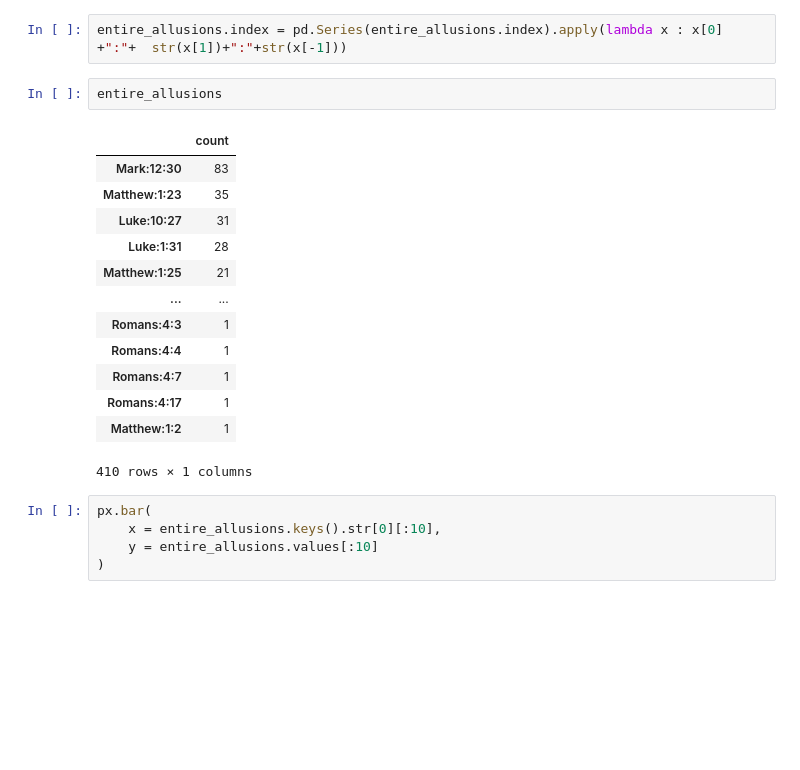
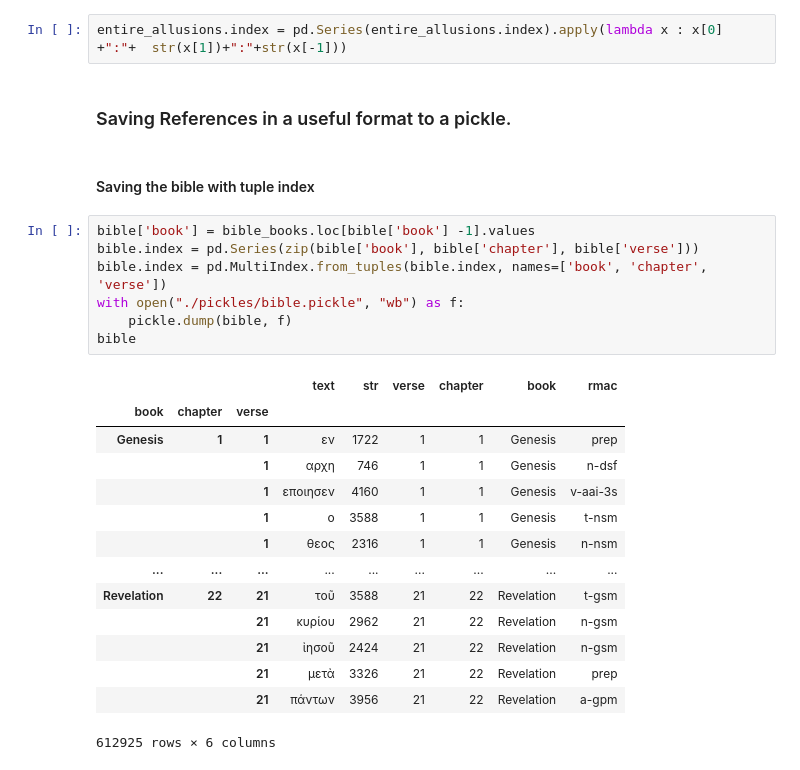
Before and after one commit to Tussky/Old-Testament-References, a Jupyter notebook: reference-analysis.ipynb, the cells around one changed output. Cells and saved outputs as stored; diff of their text form; blank space fills up the shorter version.

Commit message:
Munging references into readable and fast data

```diff
--- a/reference-analysis.ipynb
+++ b/reference-analysis.ipynb
@@ -334,24 +334,29 @@ px.histogram(
 entire_allusions = (references2['n_start'] + references2['n_end']).value_counts().to_frame()
 # %%
 entire_allusions.index = pd.Series(entire_allusions.index).apply(lambda x : x[0] +":"+  str(x[1])+":"+str(x[-1]))
-# %%
-entire_allusions
-# %% [output]
-|  | count |
-| Mark:12:30 | 83 |
-| Matthew:1:23 | 35 |
-| Luke:10:27 | 31 |
-| Luke:1:31 | 28 |
-| Matthew:1:25 | 21 |
-| ... | ... |
-| Romans:4:3 | 1 |
-| Romans:4:4 | 1 |
-| Romans:4:7 | 1 |
-| Romans:4:17 | 1 |
-| Matthew:1:2 | 1 |
-410 rows × 1 columns
-# %%
-px.bar(
-    x = entire_allusions.keys().str[0][:10],
-    y = entire_allusions.values[:10]
-)
+# %% [markdown]
+### Saving References in a useful format to a pickle.
+# %% [markdown]
+#### Saving the bible with tuple index
+# %%
+bible['book'] = bible_books.loc[bible['book'] -1].values
+bible.index = pd.Series(zip(bible['book'], bible['chapter'], bible['verse']))
+bible.index = pd.MultiIndex.from_tuples(bible.index, names=['book', 'chapter', 'verse'])
+with open("./pickles/bible.pickle", "wb") as f:
+    pickle.dump(bible, f)
+bible
+# %% [output]
+|  |  |  | text | str | verse | chapter | book | rmac |
+| book | chapter | verse |  |  |  |  |  |  |
+| Genesis | 1 | 1 | εν | 1722 | 1 | 1 | Genesis | prep |
+|  |  | 1 | αρχη | 746 | 1 | 1 | Genesis | n-dsf |
+|  |  | 1 | εποιησεν | 4160 | 1 | 1 | Genesis | v-aai-3s |
+|  |  | 1 | ο | 3588 | 1 | 1 | Genesis | t-nsm |
+|  |  | 1 | θεος | 2316 | 1 | 1 | Genesis | n-nsm |
+| ... | ... | ... | ... | ... | ... | ... | ... | ... |
+| Revelation | 22 | 21 | τοῦ | 3588 | 21 | 22 | Revelation | t-gsm |
+|  |  | 21 | κυρίου | 2962 | 21 | 22 | Revelation | n-gsm |
+|  |  | 21 | ἰησοῦ | 2424 | 21 | 22 | Revelation | n-gsm |
+|  |  | 21 | μετὰ | 3326 | 21 | 22 | Revelation | prep |
+|  |  | 21 | πάντων | 3956 | 21 | 22 | Revelation | a-gpm |
+612925 rows × 6 columns
```
Also changed, not shown: parts of 9 cells of this notebook, 1 other file.
